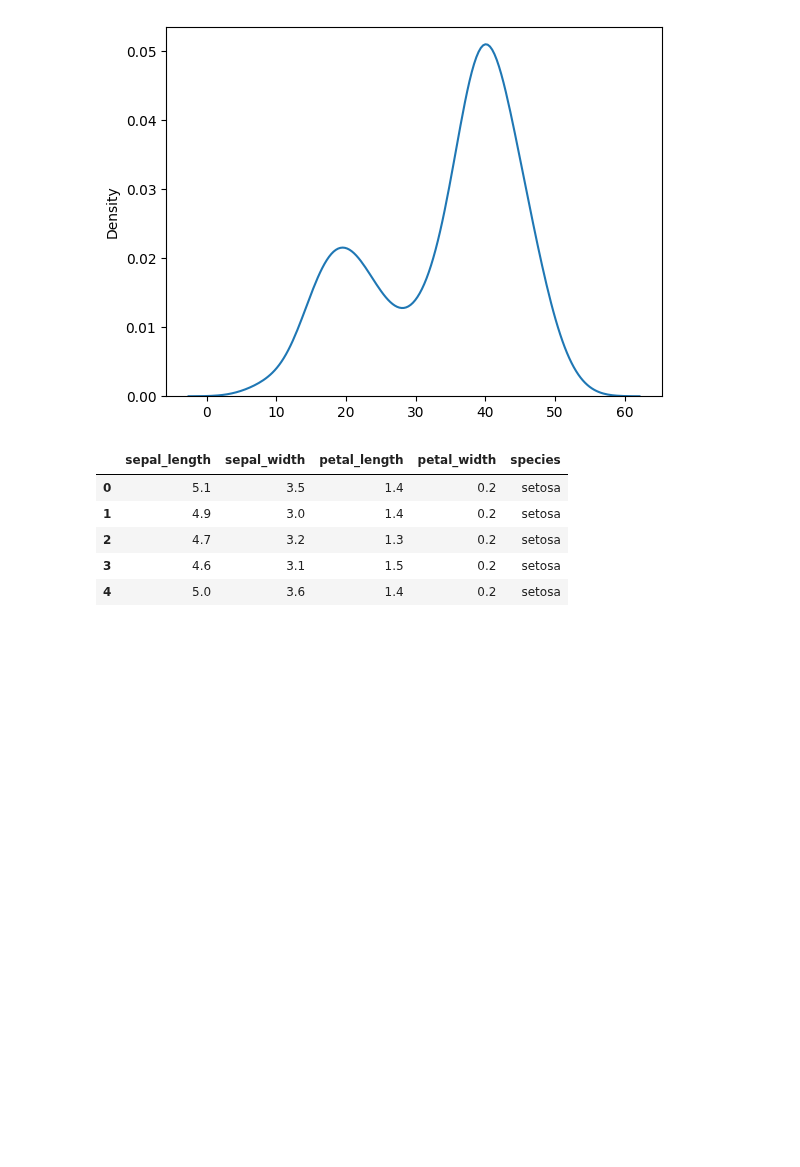
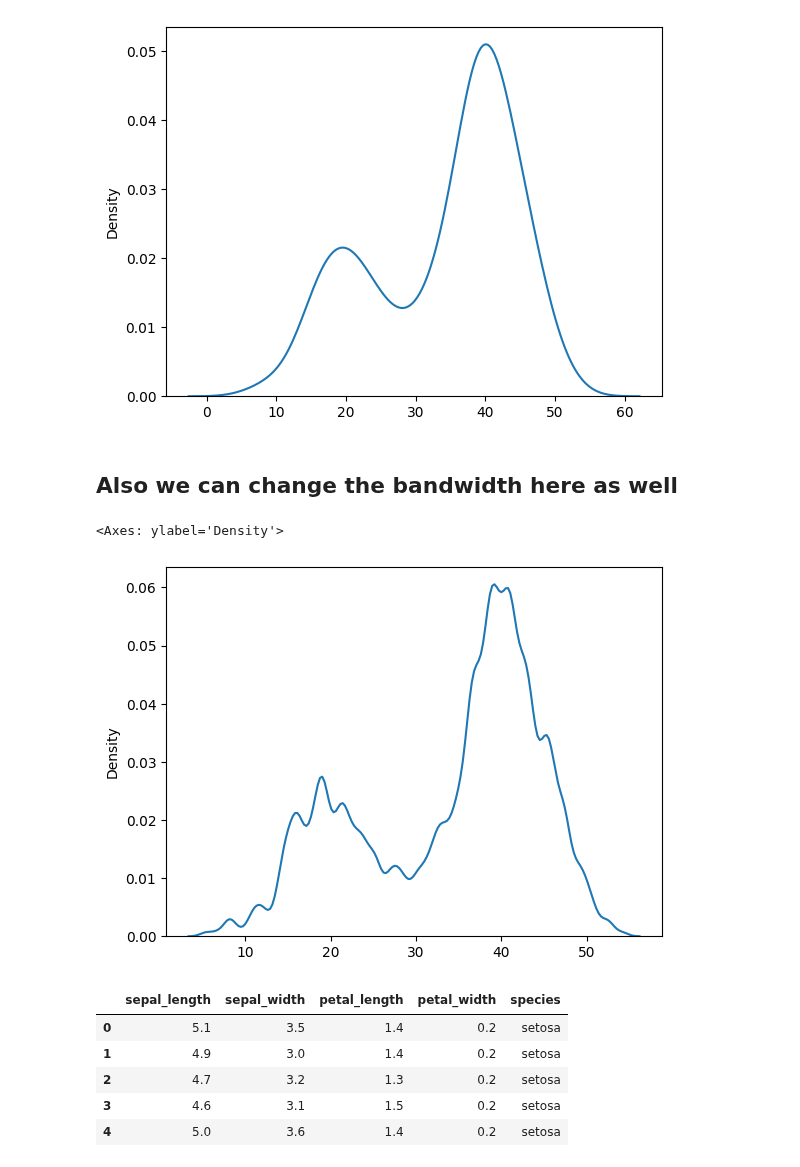
Before and after one commit to sourabhms66/statistics, a Jupyter notebook: session_40.ipynb, the cells around one changed output. Cells and saved outputs as stored; diff of their text form; code cells hidden in the pictures; blank space fills up the shorter version.

```diff
--- a/session_40.ipynb
+++ b/session_40.ipynb
@@ -457,6 +457,13 @@ sns.kdeplot(sample.reshape(1000),bw_adjust=1)
 # %% [output]
 <Axes: ylabel='Density'>
 [figure]
+# %% [markdown]
+## Also we can change the bandwidth here as well
+# %%
+sns.kdeplot(sample.reshape(1000),bw_adjust=0.25)
+# %% [output]
+<Axes: ylabel='Density'>
+[figure, added]
 # %%
 import seaborn as sns
 # %%
```
